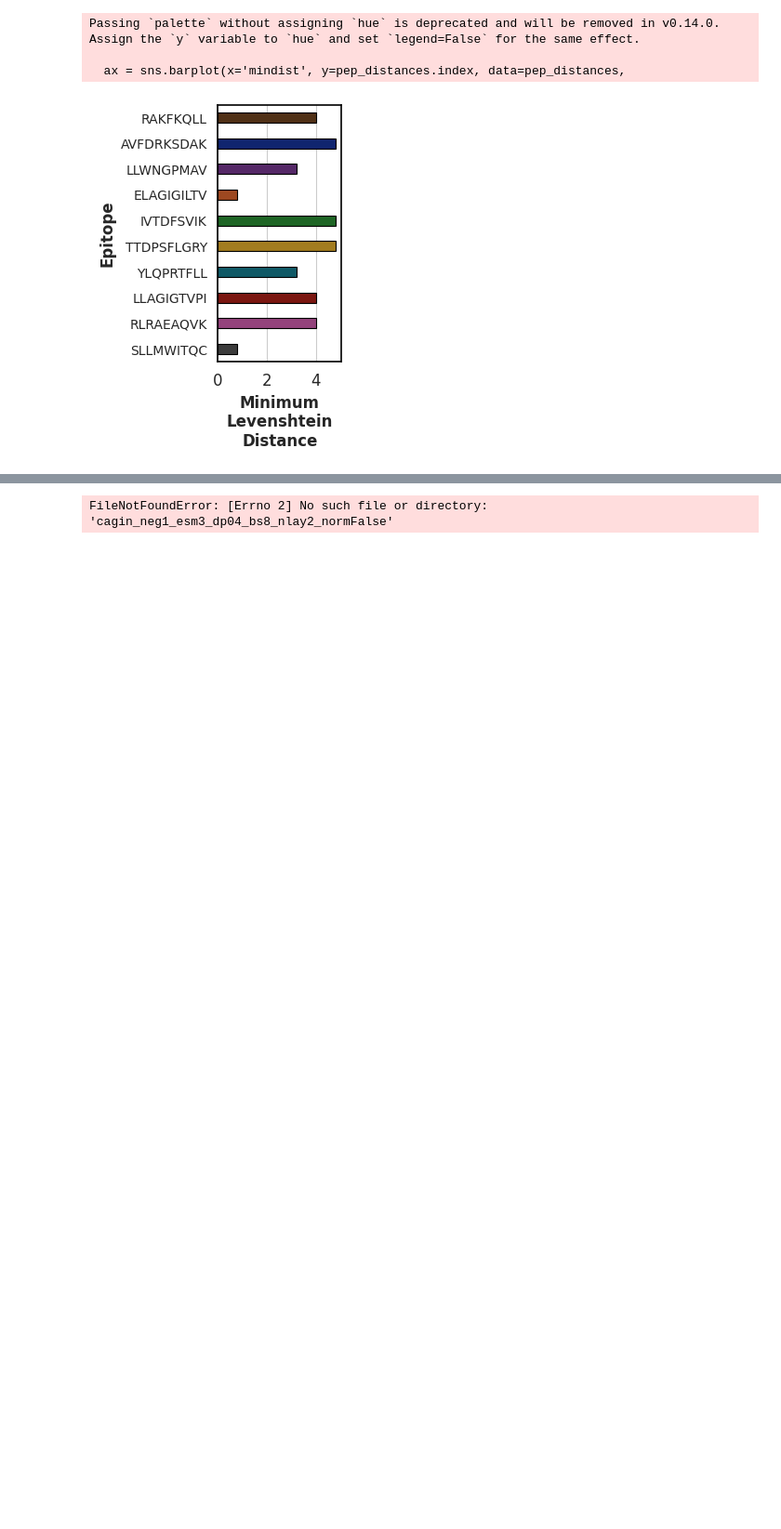
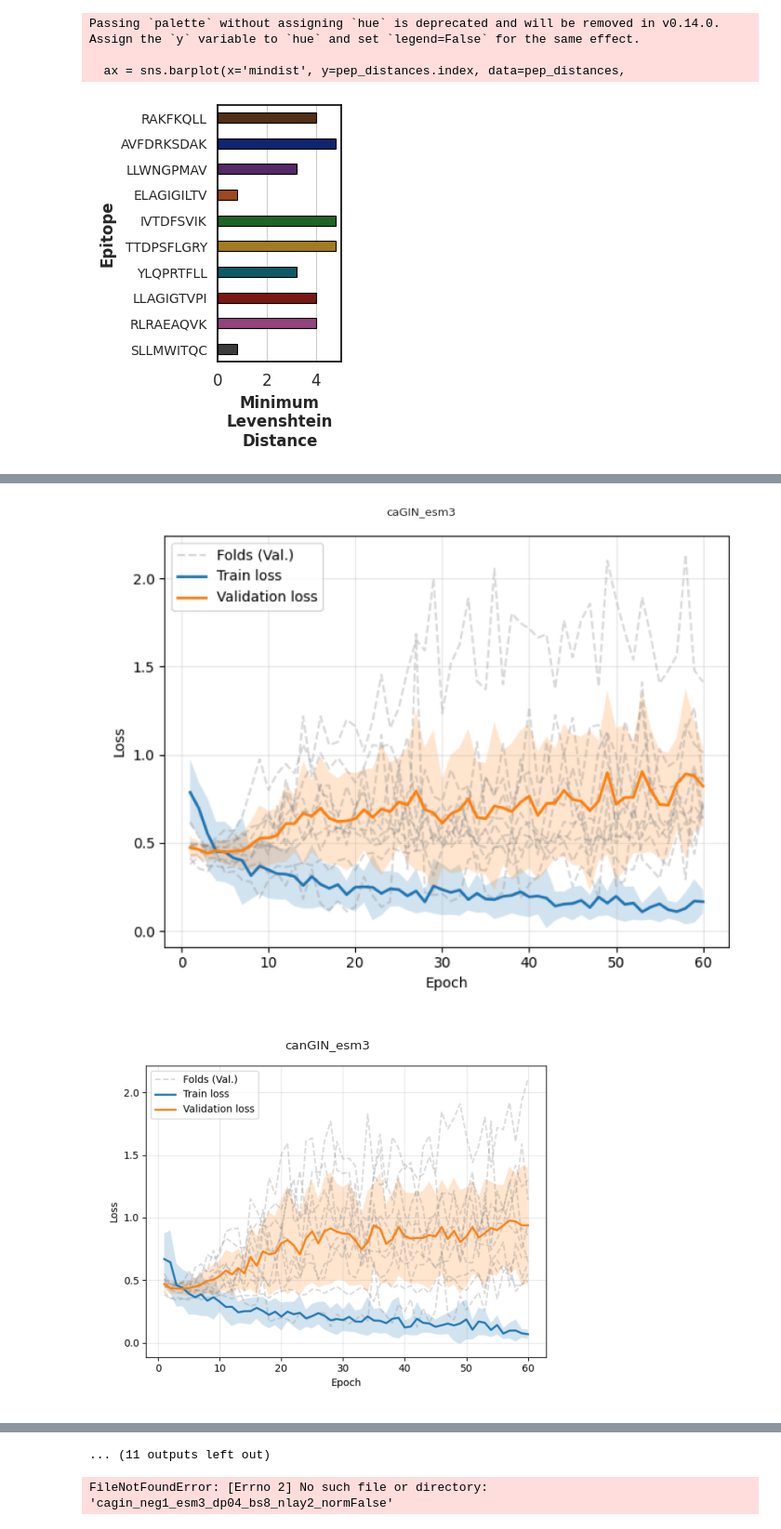
Before and after one commit to chagas98/MatchImmNet, a Jupyter notebook: notebooks/pred_analysis.ipynb, the cells around one changed output, grey strips where cells are left out. Shown at 93% size. Cells and saved outputs as stored; diff of their text form; code cells hidden in the pictures; blank space fills up the shorter version.

```diff
--- a/notebooks/pred_analysis.ipynb
+++ b/notebooks/pred_analysis.ipynb
@@ -253,0 +270,19 @@ The `ci` parameter is deprecated. Use `errorbar='sd'` for the same effect.
+# %%
+# gather all loss curves
+def patchwork_all_plot_loss_curves(results_dirs, pattern="_loss_curve.png"):
+    plt.figure(figsize=(10, 8))
+    for dir, model_name in results_dirs.items():
+        loss_curve_path = os.path.join(dir, pattern)
+        if os.path.exists(loss_curve_path):
+            img = plt.imread(loss_curve_path)
+            plt.imshow(img)
+            plt.axis('off')
+            plt.title(model_name)
+            plt.show()
+        else:
+            print(f"File {loss_curve_path} does not exist. Skipping.")
+
+patchwork_all_plot_loss_curves(results_dirs, pattern="loss_curve.png")
+# %% [output]
+[figure, added]
+[figure, added]
@@ -254,3 +299,4 @@ The `ci` parameter is deprecated. Use `errorbar='sd'` for the same effect.
+... (11 outputs left out)
 # %%
 # confusion bar plot per peptide
 def confusion_barplot_per_peptide(results_dirs, pattern="_raw.csv", save_dir="."):
```
Also changed, not shown: parts of 4 cells of this notebook, 15 other files.
